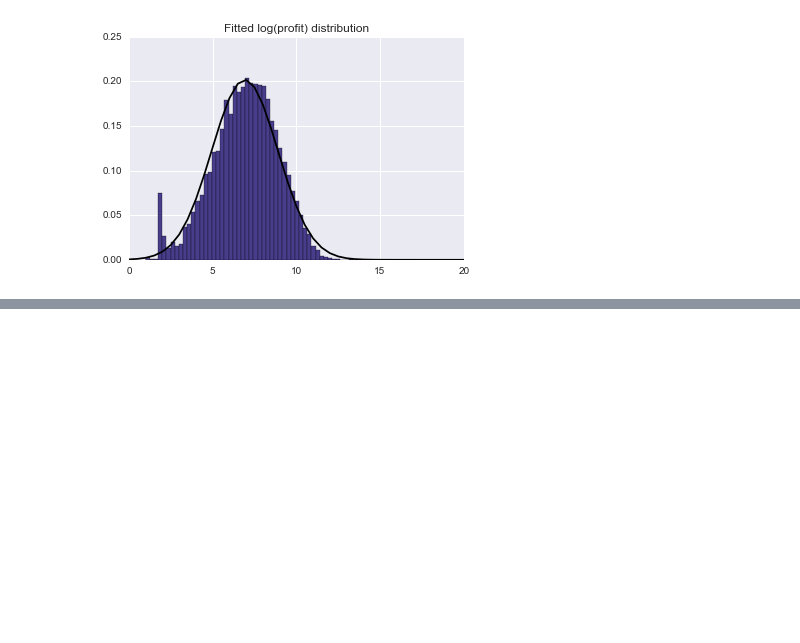
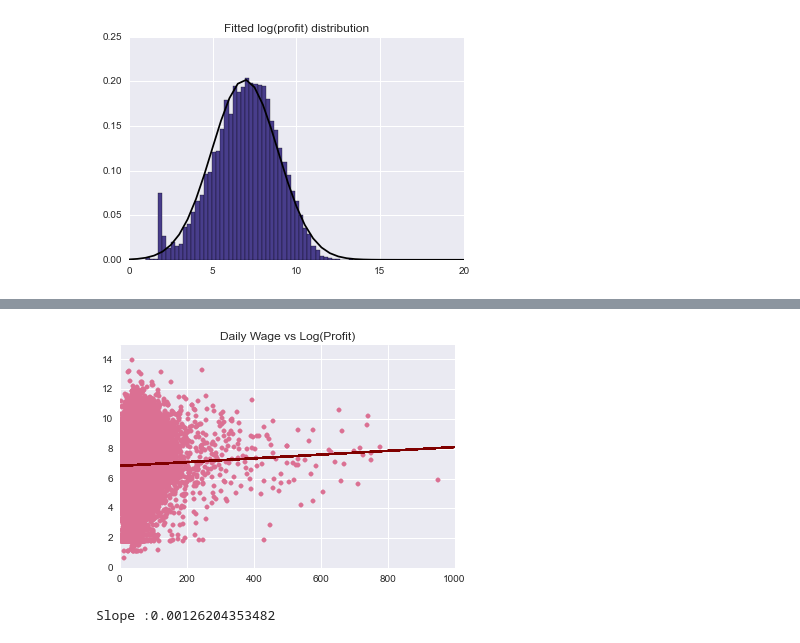
Before and after one commit to davidrpugh/assortative-matching-large-firms, a Jupyter notebook: Histograms.ipynb, the cells around one changed output, grey strips where cells are left out. Drawn from its saved outputs; the diff is of its cells as text; code cells hidden in the pictures; blank space fills up the shorter version.

```diff
--- a/Histograms.ipynb
+++ b/Histograms.ipynb
@@ -182,0 +208,13 @@ plt.show()
+# %%
+# Daily Wage vs Log(Profit)
+plt.scatter(wage, np.log(profit), color='palevioletred')
+m, b = np.polyfit(wage, np.log(profit), 1)
+plt.plot(wage, m*wage + b, '-', c='maroon')
+plt.ylim(0,15.0)
+plt.xlim(0,1000)
+plt.title('Daily Wage vs Log(Profit)')
+plt.show()
+print 'Slope :'+str(m)
+# %% [output]
+[figure, added]
+Slope :0.00126204353482
```
Also changed, not shown: parts of 4 cells of this notebook.
